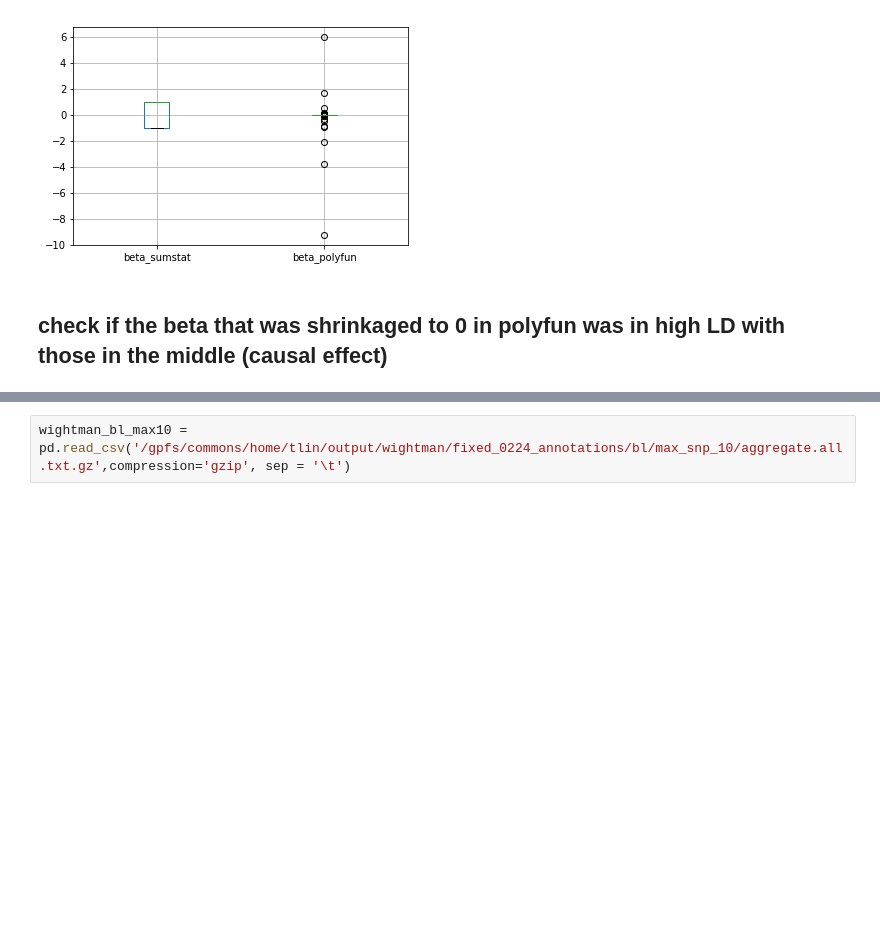
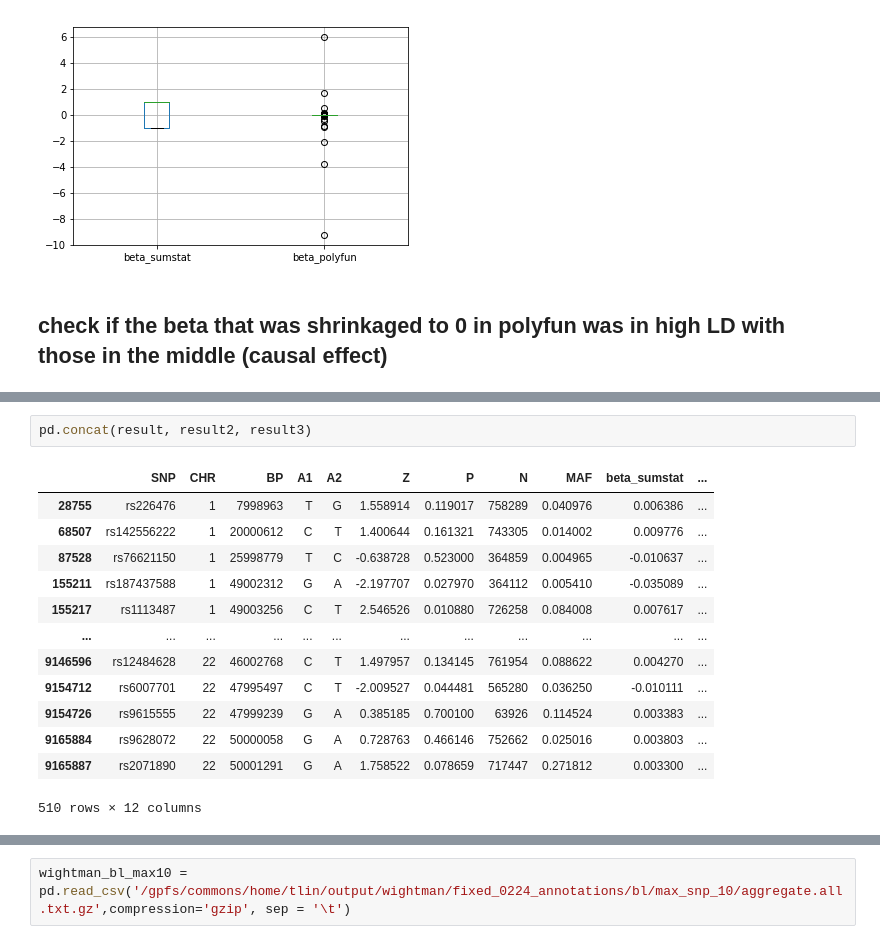
Before and after one commit to teresa-sansan/ADSP_polyfun, a Jupyter notebook: analysis/check_sumstat_beta.ipynb, the cells around one changed output, grey strips where cells are left out. Saved outputs shown, nothing was run; the diff lists cells and outputs as text; blank space fills up the shorter version.

```diff
--- a/analysis/check_sumstat_beta.ipynb
+++ b/analysis/check_sumstat_beta.ipynb
@@ -202,0 +403,16 @@ Getting the neaerest effect SNP in chr 20.....
+# %%
+pd.concat(result, result2, result3)
+# %% [output]
+|  | SNP | CHR | BP | A1 | A2 | Z | P | N | MAF | beta_sumstat | ... |
+| 28755 | rs226476 | 1 | 7998963 | T | G | 1.558914 | 0.119017 | 758289 | 0.040976 | 0.006386 | ... |
+| 68507 | rs142556222 | 1 | 20000612 | C | T | 1.400644 | 0.161321 | 743305 | 0.014002 | 0.009776 | ... |
+| 87528 | rs76621150 | 1 | 25998779 | T | C | -0.638728 | 0.523000 | 364859 | 0.004965 | -0.010637 | ... |
+| 155211 | rs187437588 | 1 | 49002312 | G | A | -2.197707 | 0.027970 | 364112 | 0.005410 | -0.035089 | ... |
+| 155217 | rs1113487 | 1 | 49003256 | C | T | 2.546526 | 0.010880 | 726258 | 0.084008 | 0.007617 | ... |
+| ... | ... | ... | ... | ... | ... | ... | ... | ... | ... | ... | ... |
+| 9146596 | rs12484628 | 22 | 46002768 | C | T | 1.497957 | 0.134145 | 761954 | 0.088622 | 0.004270 | ... |
+| 9154712 | rs6007701 | 22 | 47995497 | C | T | -2.009527 | 0.044481 | 565280 | 0.036250 | -0.010111 | ... |
+| 9154726 | rs9615555 | 22 | 47999239 | G | A | 0.385185 | 0.700100 | 63926 | 0.114524 | 0.003383 | ... |
+| 9165884 | rs9628072 | 22 | 50000058 | G | A | 0.728763 | 0.466146 | 752662 | 0.025016 | 0.003803 | ... |
+| 9165887 | rs2071890 | 22 | 50001291 | G | A | 1.758522 | 0.078659 | 717447 | 0.271812 | 0.003300 | ... |
+510 rows × 12 columns
```
Also changed, not shown: parts of 23 cells of this notebook.
